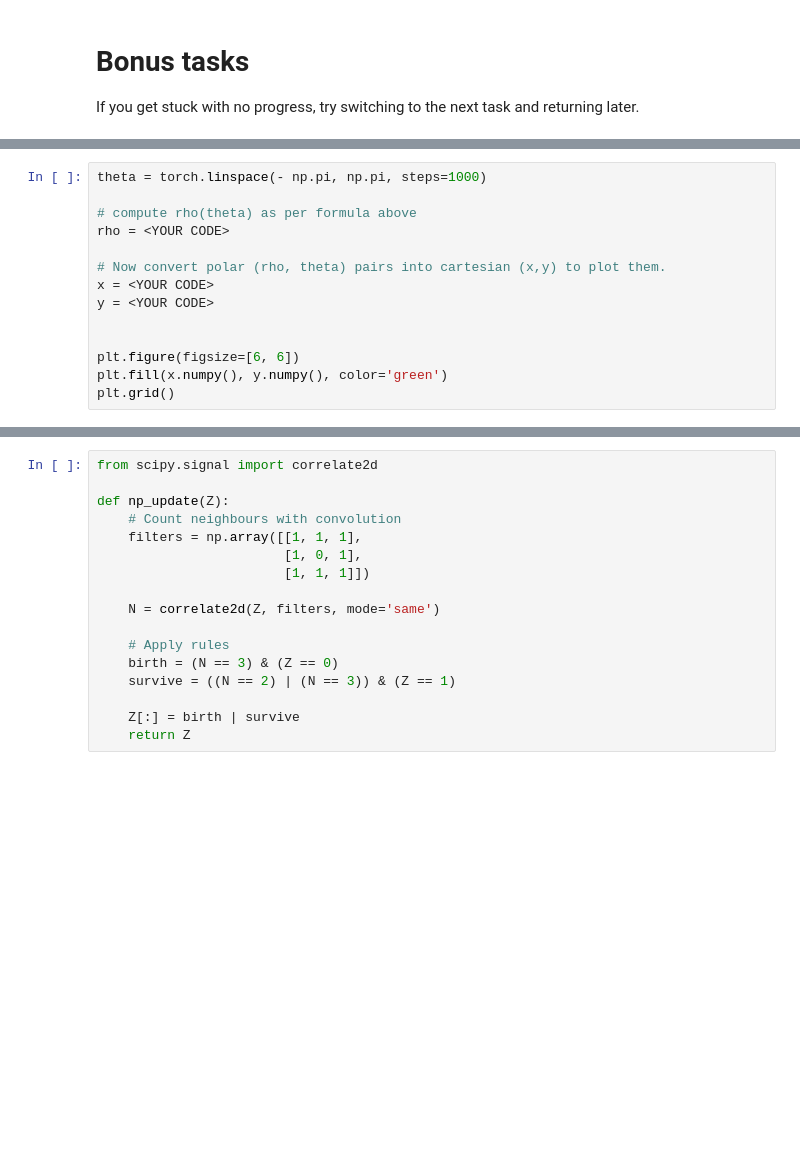
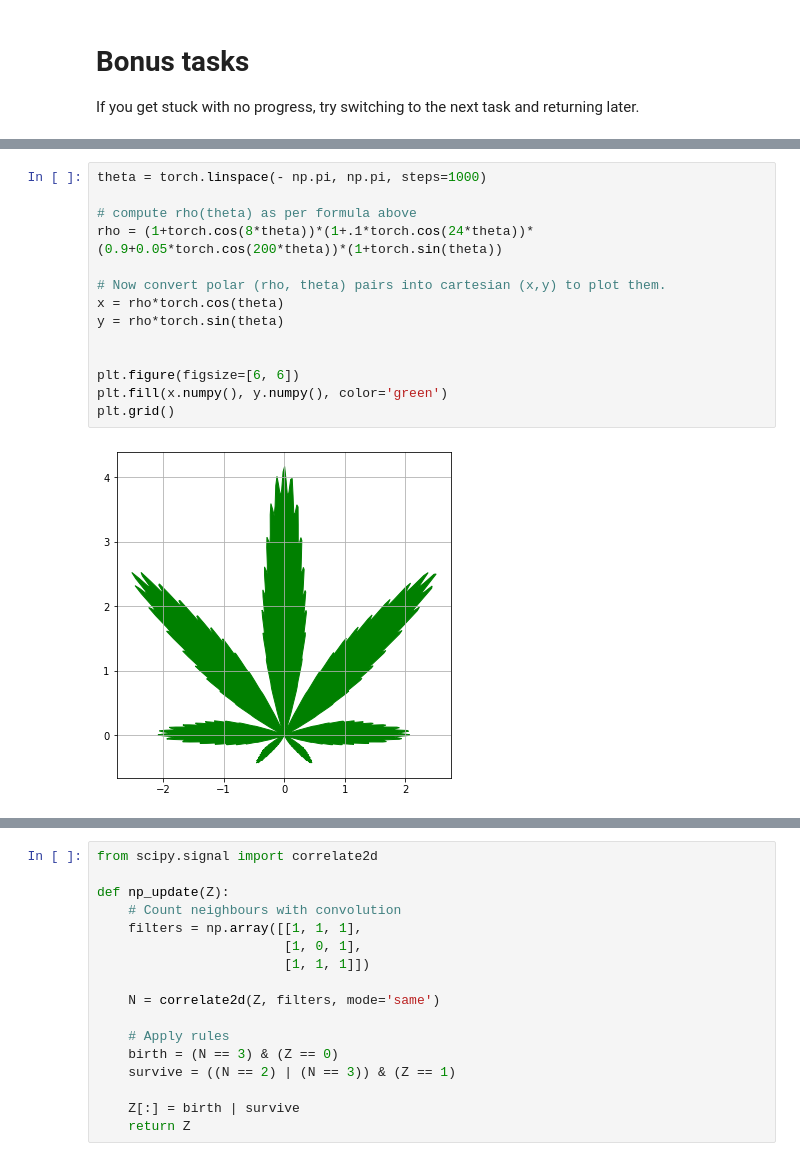
Before and after one commit to sumeetsk/Practical_RL, a Jupyter notebook: week1_intro/primer/recap_pytorch.ipynb, the cells around one changed output, grey strips where cells are left out. Saved outputs shown, nothing was run; the diff lists cells and outputs as text; blank space fills up the shorter version.

```diff
--- a/week1_intro/primer/recap_pytorch.ipynb
+++ b/week1_intro/primer/recap_pytorch.ipynb
@@ -477,17 +484,19 @@ Use torch tensors only: no lists, loops, numpy arrays, etc.
 # %%
 theta = torch.linspace(- np.pi, np.pi, steps=1000)
 
 # compute rho(theta) as per formula above
-rho = <YOUR CODE>
+rho = (1+torch.cos(8*theta))*(1+.1*torch.cos(24*theta))*(0.9+0.05*torch.cos(200*theta))*(1+torch.sin(theta))
 
 # Now convert polar (rho, theta) pairs into cartesian (x,y) to plot them.
-x = <YOUR CODE>
-y = <YOUR CODE>
+x = rho*torch.cos(theta)
+y = rho*torch.sin(theta)
 
 
 plt.figure(figsize=[6, 6])
 plt.fill(x.numpy(), y.numpy(), color='green')
 plt.grid()
+# %% [output]
+[figure, added]
 # %% [markdown]
 ### Task II: The Game of Life
 
```
Also changed, not shown: parts of 9 cells of this notebook.
